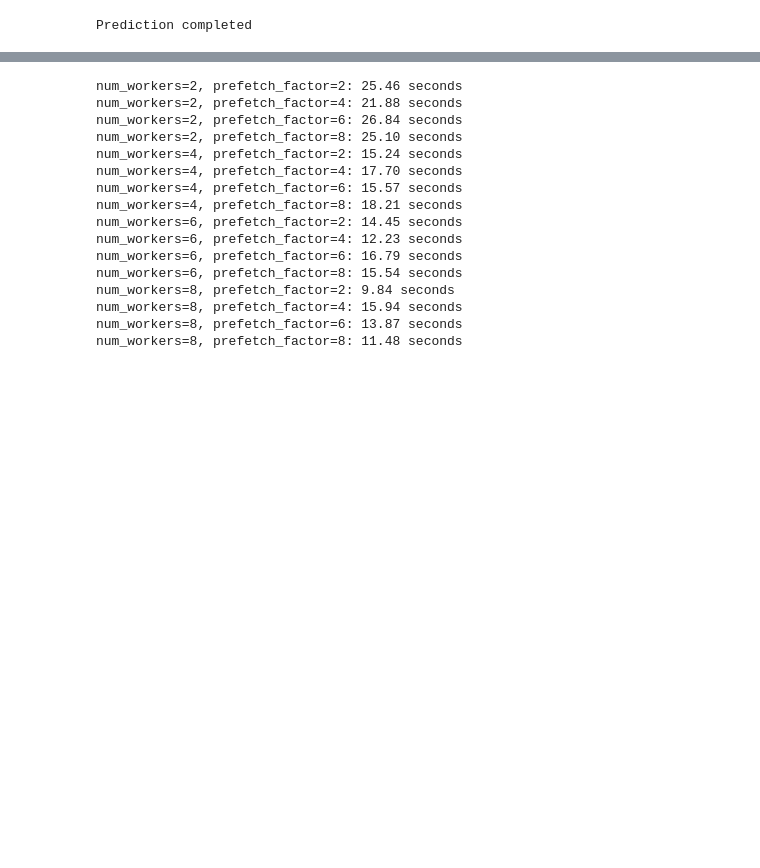
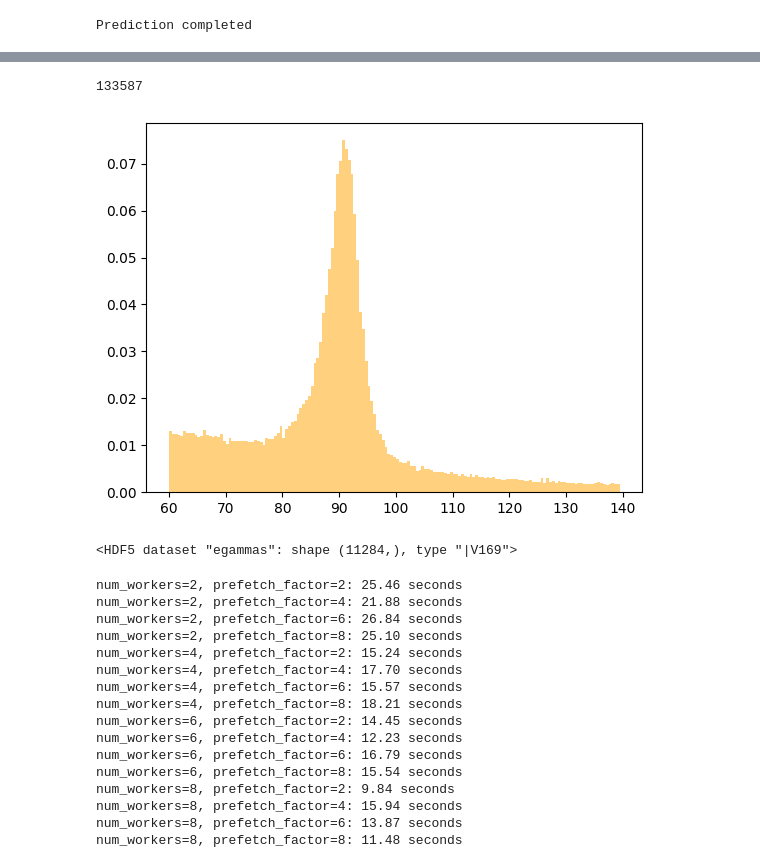
Before and after one commit to Le-Jonas/Masters_project, a Jupyter notebook: ML_lite.ipynb, the cells around one changed output, grey strips where cells are left out. Cells and saved outputs as stored; diff of their text form; code cells hidden in the pictures; blank space fills up the shorter version.

```diff
--- a/ML_lite.ipynb
+++ b/ML_lite.ipynb
@@ -300 +327,13 @@ disp.plot(cmap=plt.cm.Blues)
+# %%
+data_egamD_masked = np.loadtxt("z_masses.csv", delimiter=",")
+print(len(data_egamD_masked))
+plt.hist(data_egamD_masked / 1000, bins=bins, alpha=0.5, label="Data (Masked)", density=True, color="orange", zorder=2)
+plt.show()
+# %% [output]
+133587
+[figure, added]
+# %%
+file_data["egammas"]
+# %% [output]
+<HDF5 dataset "egammas": shape (11284,), type "|V169">
 # %%
```
Also changed, not shown: parts of 16 cells of this notebook, 5 other files.
